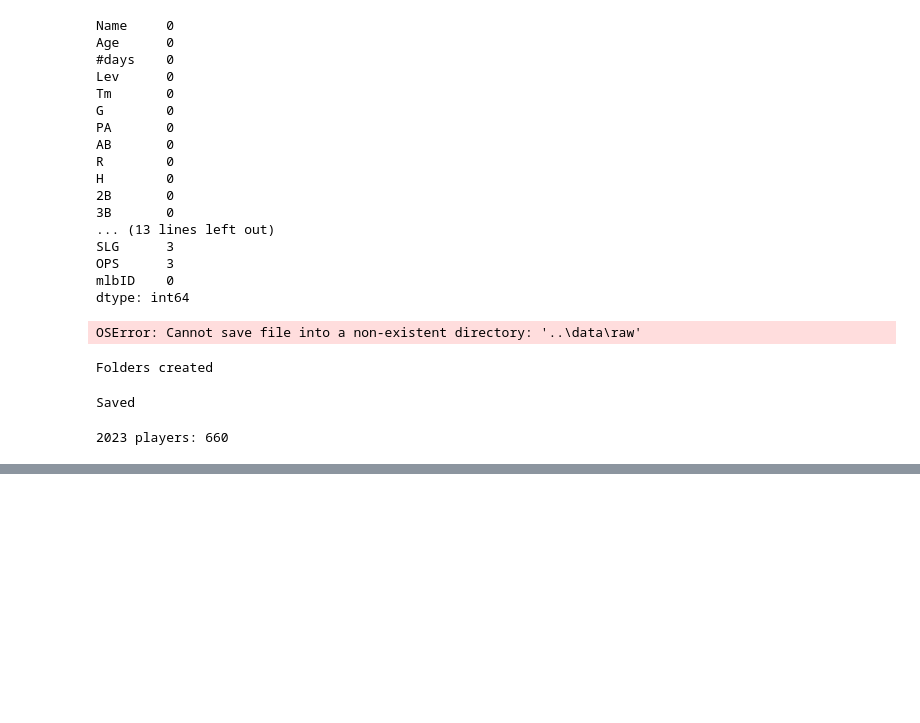
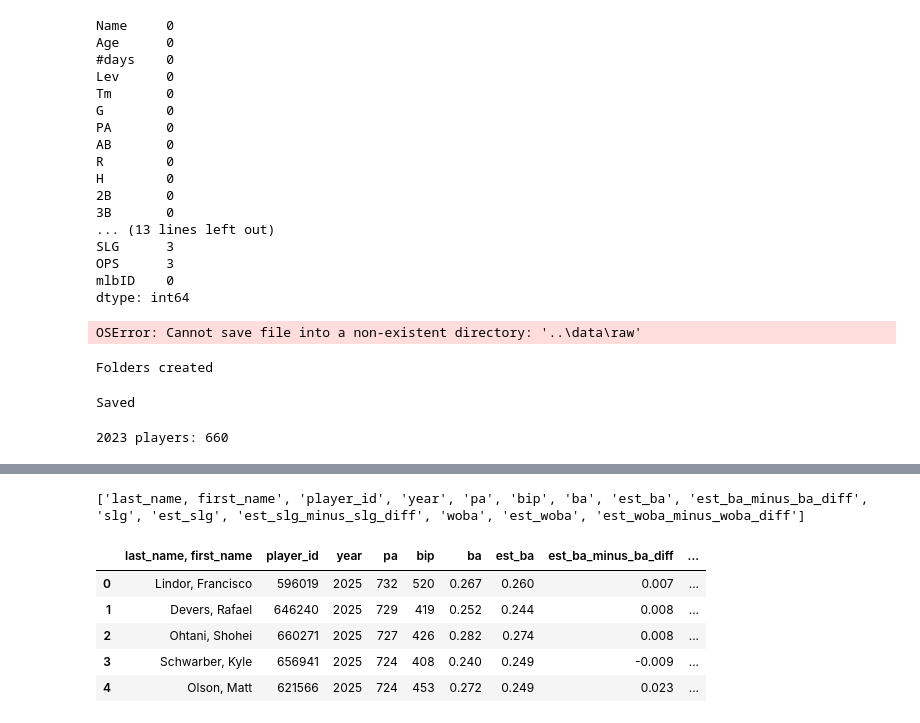
Before and after one commit to Gabriel-Molina123/baseball-fantasy-projections, a Jupyter notebook: notebooks/01_data_test.ipynb, the cells around one changed output, grey strips where cells are left out. Cells and saved outputs as stored; diff of their text form; code cells hidden in the pictures; blank space fills up the shorter version.

```diff
--- a/notebooks/01_data_test.ipynb
+++ b/notebooks/01_data_test.ipynb
@@ -72,0 +116,14 @@ print(f"2023 players: {batting_2023.shape[0]}")
+# %%
+from pybaseball import statcast
+from pybaseball import statcast_batter_expected_stats
+savant_batting = statcast_batter_expected_stats(2025)
+print(savant_batting.columns.tolist())
+savant_batting.head()
+# %% [output]
+['last_name, first_name', 'player_id', 'year', 'pa', 'bip', 'ba', 'est_ba', 'est_ba_minus_ba_diff', 'slg', 'est_slg', 'est_slg_minus_slg_diff', 'woba', 'est_woba', 'est_woba_minus_woba_diff']
+|  | last_name, first_name | player_id | year | pa | bip | ba | est_ba | est_ba_minus_ba_diff | ... |
+| 0 | Lindor, Francisco | 596019 | 2025 | 732 | 520 | 0.267 | 0.260 | 0.007 | ... |
+| 1 | Devers, Rafael | 646240 | 2025 | 729 | 419 | 0.252 | 0.244 | 0.008 | ... |
+| 2 | Ohtani, Shohei | 660271 | 2025 | 727 | 426 | 0.282 | 0.274 | 0.008 | ... |
+| 3 | Schwarber, Kyle | 656941 | 2025 | 724 | 408 | 0.240 | 0.249 | -0.009 | ... |
+| 4 | Olson, Matt | 621566 | 2025 | 724 | 453 | 0.272 | 0.249 | 0.023 | ... |
```
Also changed, not shown: parts of 10 cells of this notebook, 1 other file.
